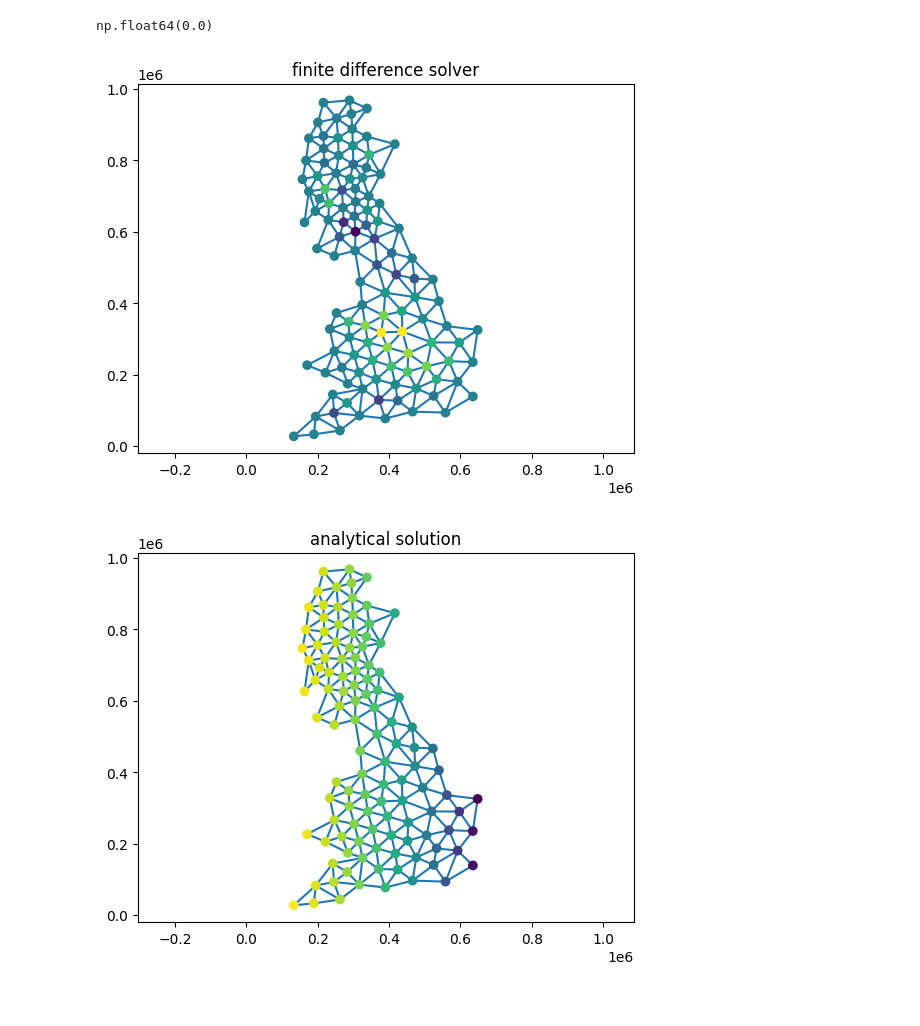
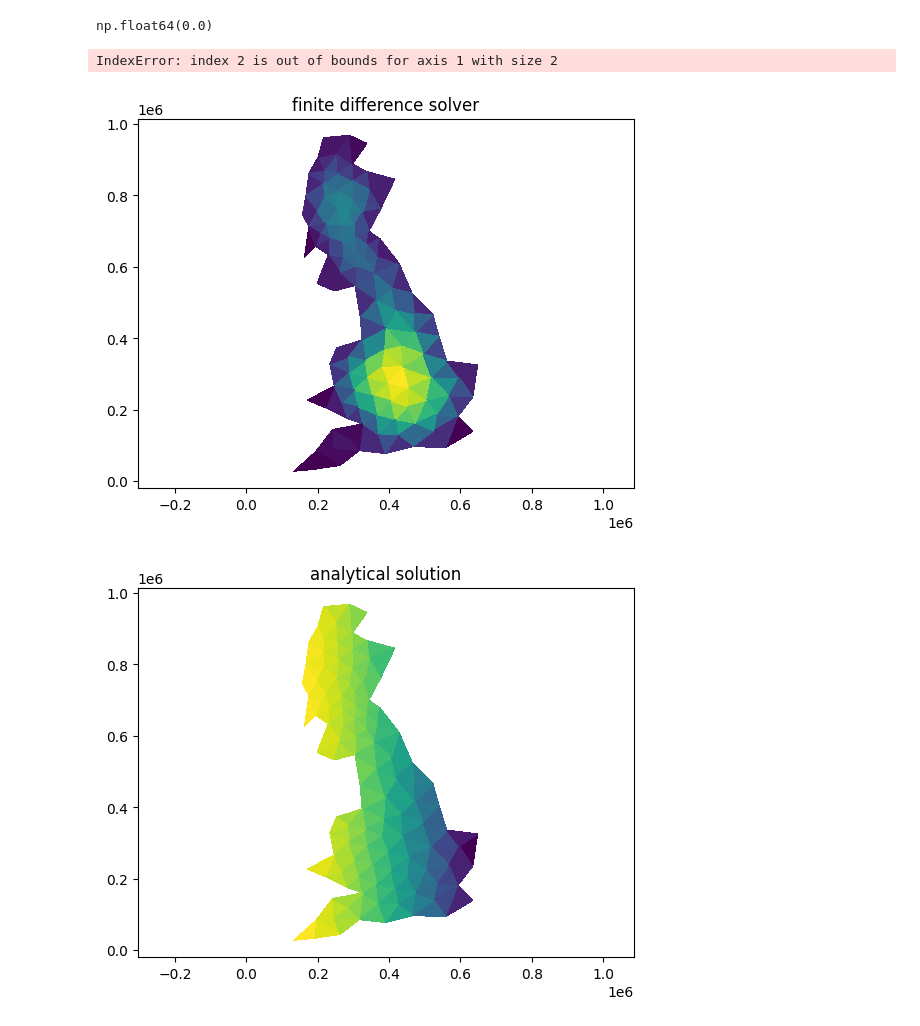
Before and after one commit to 000rla/Numerics_assignment_2, a Jupyter notebook: exercises.ipynb, the cells around one changed output. Cells and saved outputs as stored; diff of their text form; code cells hidden in the pictures.

```diff
--- a/exercises.ipynb
+++ b/exercises.ipynb
@@ -314,7 +314,7 @@ np.float64(0.0)
 def div_x_shape_functions(x):
     dNxi=div_xi_shape_functions()
     J_inv=np.linalg.inv(jacobian(x))
-    return J_inv @ dNxi
+    return J_inv.T@dNxi
 # %%
 def integrate_psi(psi):
     inte_psi=0
@@ -453,12 +454,15 @@ def test_stiffness():
         assert np.allclose(stiffness_2d(t["xe"]),t["ans"]), f"element\n {t['xe']} is broken"
 
 test_stiffness()
+# %% [output]
+IndexError: index 2 is out of bounds for axis 1 with size 2
 # %%
 def force_2d(nodes,S):
-    div = div_x_shape_functions(nodes)
+    xi=np.array([[1/6,4/6,1/6],[1/6,1/6,4/6]])
+    N = shape_functions(xi)
     f = 0
     for b in range(2):
-        f += div[b,:]*S(nodes)
+        f += N[b,:]*S(nodes)*abs(det_J(jacobian(nodes)))
     return f
 
 def find_F(S):
@@ -538,8 +542,8 @@ def ians_example(S):
     for n in range(N_nodes):
         if ID[n] >= 0: # Otherwise Psi should be zero, and we've initialized that already.
             Psi_A[n] = Psi_interior[ID[n]]
-    plt.triplot(nodes[:,0], nodes[:,1], triangles=IEN)
-    plt.scatter(nodes[:,0], nodes[:,1],c=Psi_A)
+    plt.tripcolor(nodes[:,0], nodes[:,1],Psi_A, triangles=IEN)
+    # plt.scatter(nodes[:,0], nodes[:,1],c=Psi_A)
     #plt.plot(nodes[boundary_nodes, 0], nodes[boundary_nodes, 1], 'ro')
     plt.axis('equal')
     plt.title('finite difference solver')
@@ -549,26 +553,26 @@ def ians_example(S):
 # %%
 def source_function(x):
     return 1
 
 Psi=ians_example(source_function)
 
 def psi_analytical(x):
     return x*(1-x/2)
 
 nodes = np.loadtxt('data/esw_nodes_100k.txt')
 IEN = np.loadtxt('data/esw_IEN_100k.txt',
                     dtype=np.int64)
 
 z=psi_analytical(nodes[:,0])
 
-plt.triplot(nodes[:,0], nodes[:,1], triangles=IEN)
-plt.scatter(nodes[:,0], nodes[:,1],c=z)
+plt.tripcolor(nodes[:,0], nodes[:,1],z, triangles=IEN)
+# plt.scatter(nodes[:,0], nodes[:,1])
 plt.title('analytical solution')
 plt.axis('equal')
 plt.show()
 # %% [output]
-[figure, old version]
+[figure, new version]
-[figure, old version]
+[figure, new version]
 # %%
 def generate_2d_grid(Nx):
     Nnodes = Nx+1
```
Also changed, not shown: parts of 4 cells of this notebook.
